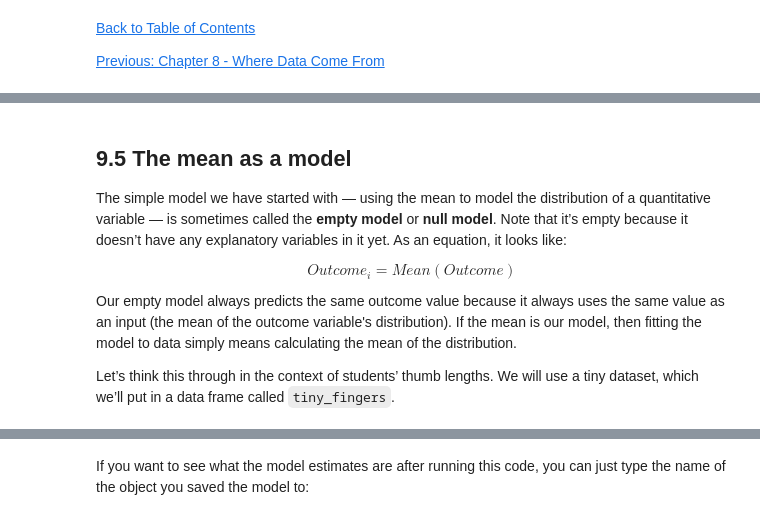
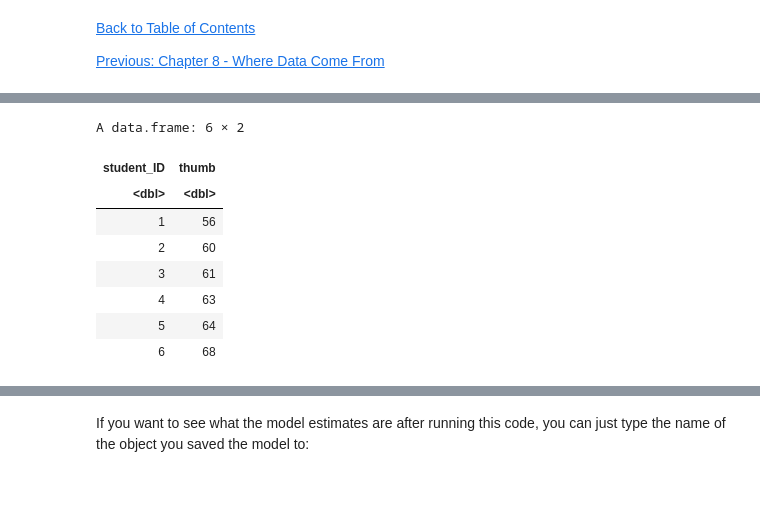
Before and after one commit to smburns47/Psyc158, a Jupyter notebook: chapter-9.ipynb, the cells around one changed output, grey strips where cells are left out. Cells and saved outputs as stored; diff of their text form; code cells hidden in the pictures; blank space fills up the shorter version.

````diff
--- a/chapter-9.ipynb
+++ b/chapter-9.ipynb
@@ -75,17 +131,17 @@ This is where the "error" term of a model comes in: once we choose a number to m
-# %% [markdown]
-## 9.5 The mean as a model
-
-The simple model we have started with — using the mean to model the distribution of a quantitative variable — is sometimes called the **empty model** or **null model**. Note that it’s empty because it doesn’t have any explanatory variables in it yet. As an equation, it looks like:
-
-$$ Outcome_i = Mean(Outcome) $$
-
-Our empty model always predicts the same outcome value because it always uses the same value as an input (the mean of the outcome variable's distribution). If the mean is our model, then fitting the model to data simply means calculating the mean of the distribution.
-
-Let’s think this through in the context of students’ thumb lengths. We will use a tiny dataset, which we’ll put in a data frame called ```tiny_fingers```.
 # %%
 student_ID <- c(1, 2, 3, 4, 5, 6)
 thumb <- c(56, 60, 61, 63, 64, 68)
 
-tiny_fingers <- data.frame(student_ID, thumb)
-tiny_fingers
+tiny_data <- data.frame(student_ID, thumb)
+tiny_data
+# %% [output]
+A data.frame: 6 × 2
+| student_ID | thumb |
+| <dbl> | <dbl> |
+| 1 | 56 |
+| 2 | 60 |
+| 3 | 61 |
+| 4 | 63 |
+| 5 | 64 |
+| 6 | 68 |
 # %% [markdown]
````
Also changed, not shown: parts of 18 cells of this notebook, 2 other files.
